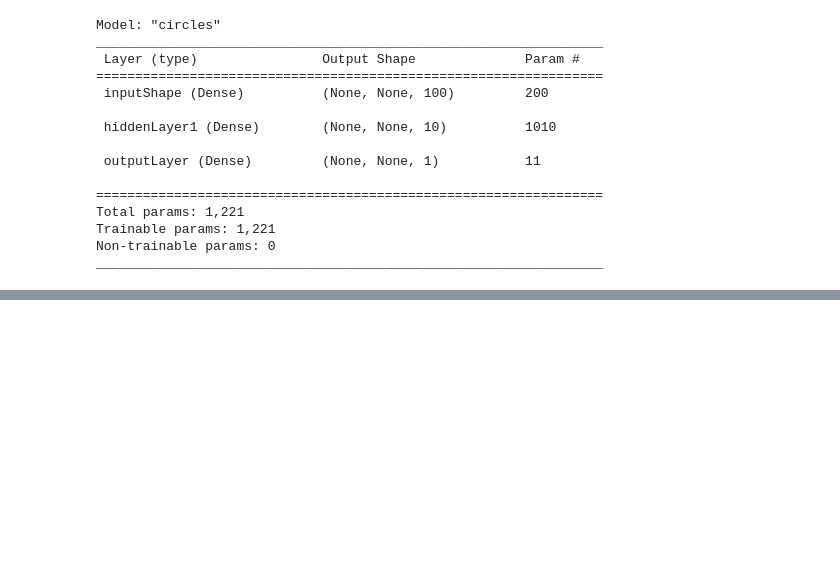
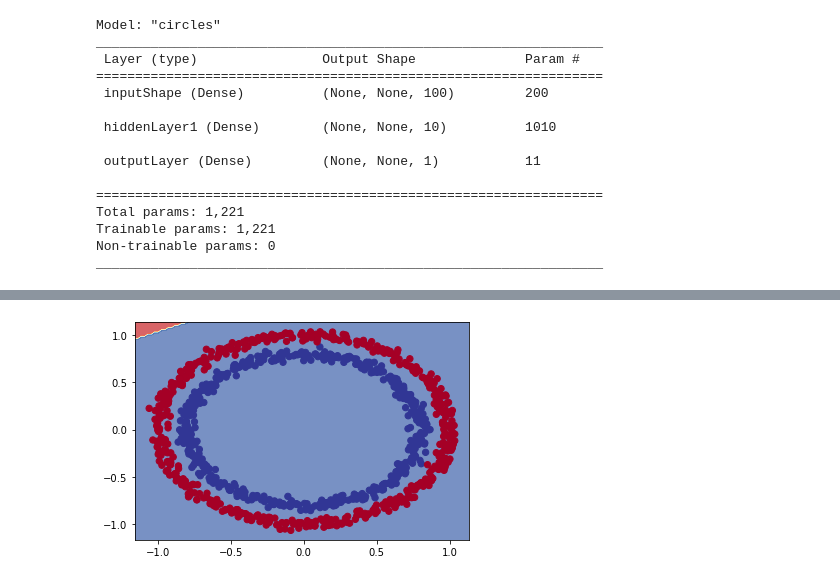
Before and after one commit to JeanFraga/tensorflow-deep-learning, a Jupyter notebook: 02 Neural Network Classification by Jean.ipynb, the cells around one changed output, grey strips where cells are left out. Cells and saved outputs as stored; diff of their text form; code cells hidden in the pictures; blank space fills up the shorter version.

Commit message:
Added non linear activation functions

```diff
--- a/02 Neural Network Classification by Jean.ipynb
+++ b/02 Neural Network Classification by Jean.ipynb
@@ -321,0 +337,30 @@ model_4.evaluate(tf.expand_dims(X_reg_test, axis=-1), y_reg_test)[1:]
+# %%
+# set the seed
+tf.random.set_seed(42)
+
+# build the model
+model_5 = tf.keras.Sequential(name='nonLinearActivation')
+model_5.add(tf.keras.layers.Dense(1, activation=tf.keras.activations.relu, name='hidden1'))
+model_5.add(tf.keras.layers.Dense(1, name='output'))
+
+# compile the model
+model_5.compile(
+    loss=tf.keras.losses.binary_crossentropy,
+    optimizer=tf.keras.optimizers.Adam(learning_rate=0.001),
+    metrics=['accuracy']
+)
+
+# fit the model
+history = model_5.fit(
+    X,
+    y,
+    epochs=100,
+    verbose=0
+)
+
+# evaluate the model
+model_5.evaluate(X, y)
+
+# plot the model
+plot_decision_boundary(model_5, X, y)
+# %% [output]
@@ -321,0 +369 @@ model_4.evaluate(tf.expand_dims(X_reg_test, axis=-1), y_reg_test)[1:]
+[figure, added]
```
Also changed, not shown: parts of 21 cells of this notebook.
